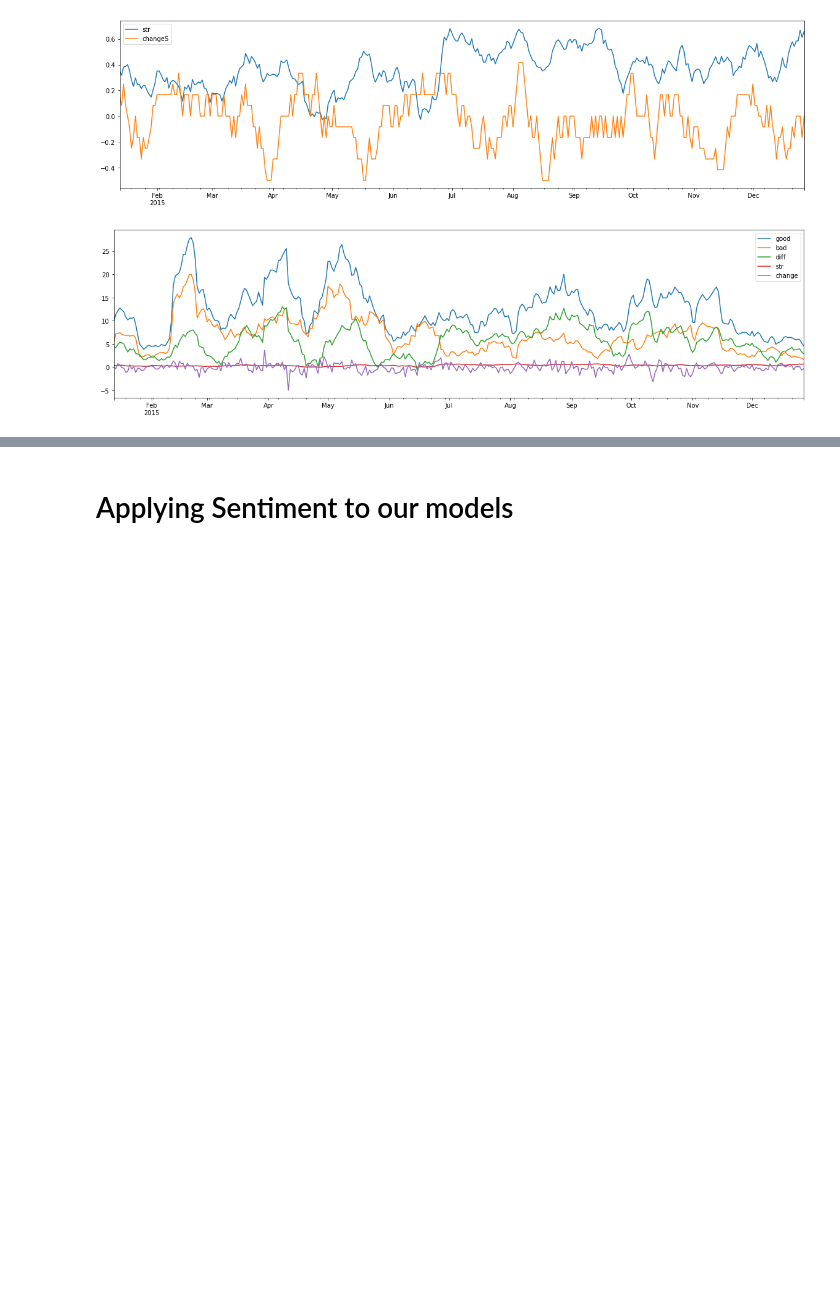
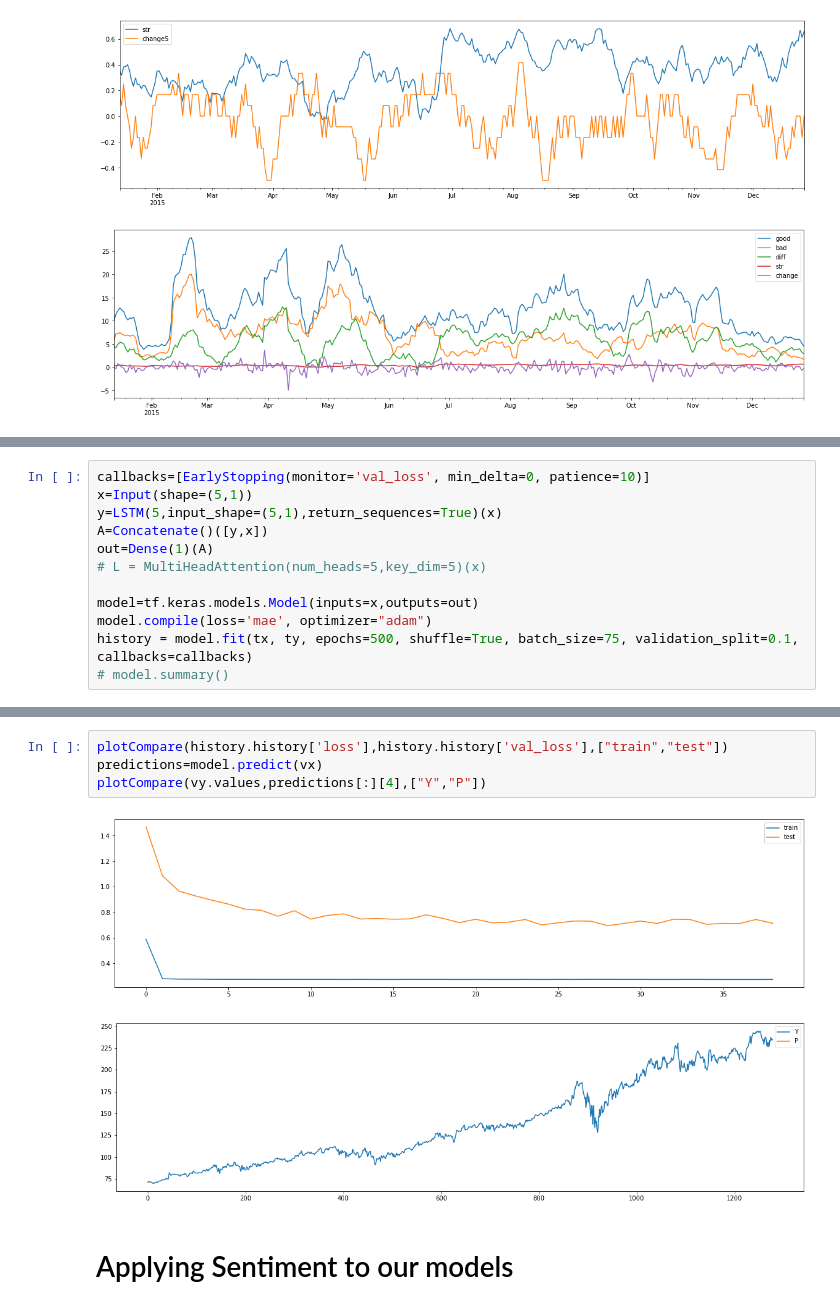
Before and after one commit to IsmailMarashi/2020-2021-Stock-Market-Forecasting-Using-Sentiment-Analysis, a Jupyter notebook: yFinance.ipynb, the cells around one changed output, grey strips where cells are left out. Cells and saved outputs as stored; diff of their text form; blank space fills up the shorter version.

```diff
--- a/yFinance.ipynb
+++ b/yFinance.ipynb
@@ -772,0 +1026,12 @@ printResults(pd.DataFrame(testY), pd.DataFrame(predictions),True)
+# %%
+callbacks=[EarlyStopping(monitor='val_loss', min_delta=0, patience=10)]
+x=Input(shape=(5,1))
+y=LSTM(5,input_shape=(5,1),return_sequences=True)(x)
+A=Concatenate()([y,x])
+out=Dense(1)(A)
+# L = MultiHeadAttention(num_heads=5,key_dim=5)(x)
+
+model=tf.keras.models.Model(inputs=x,outputs=out)
+model.compile(loss='mae', optimizer="adam")
+history = model.fit(tx, ty, epochs=500, shuffle=True, batch_size=75, validation_split=0.1, callbacks=callbacks)
+# model.summary()
@@ -773,3 +1056,10 @@ printResults(pd.DataFrame(testY), pd.DataFrame(predictions),True)
+# %%
+plotCompare(history.history['loss'],history.history['val_loss'],["train","test"])
+predictions=model.predict(vx)
+plotCompare(vy.values,predictions[:][4],["Y","P"])
+# %% [output]
+[figure, added]
+[figure, added]
 # %% [markdown]
 # Applying Sentiment to our models
 # %% [markdown]
```
Also changed, not shown: parts of 59 cells of this notebook, 1 other file.
